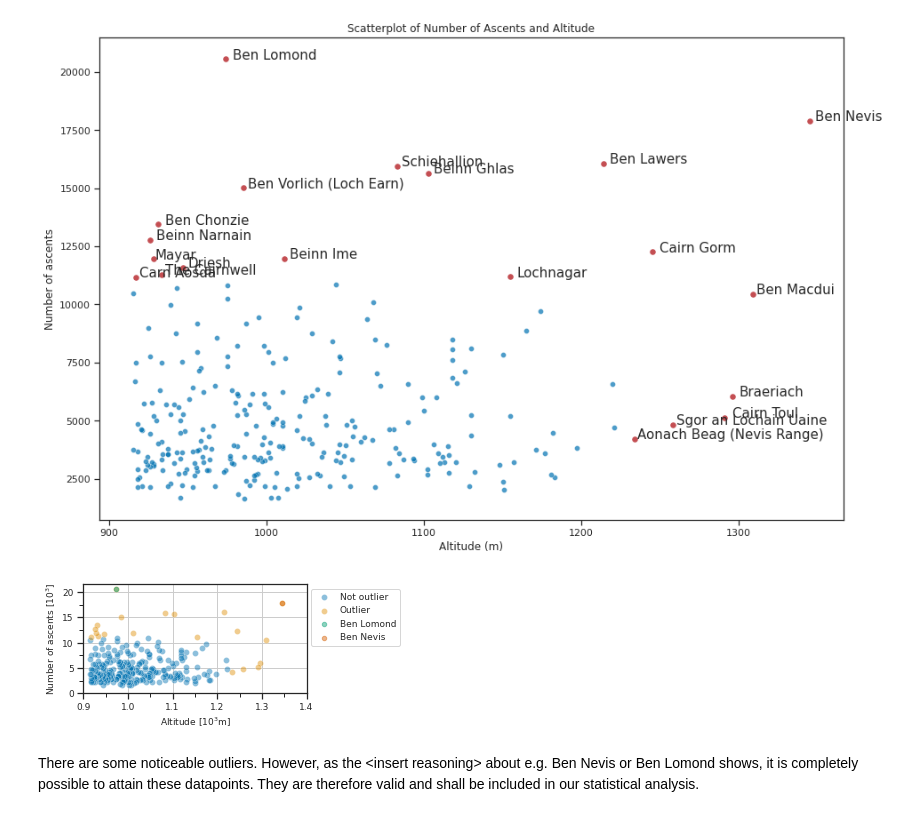
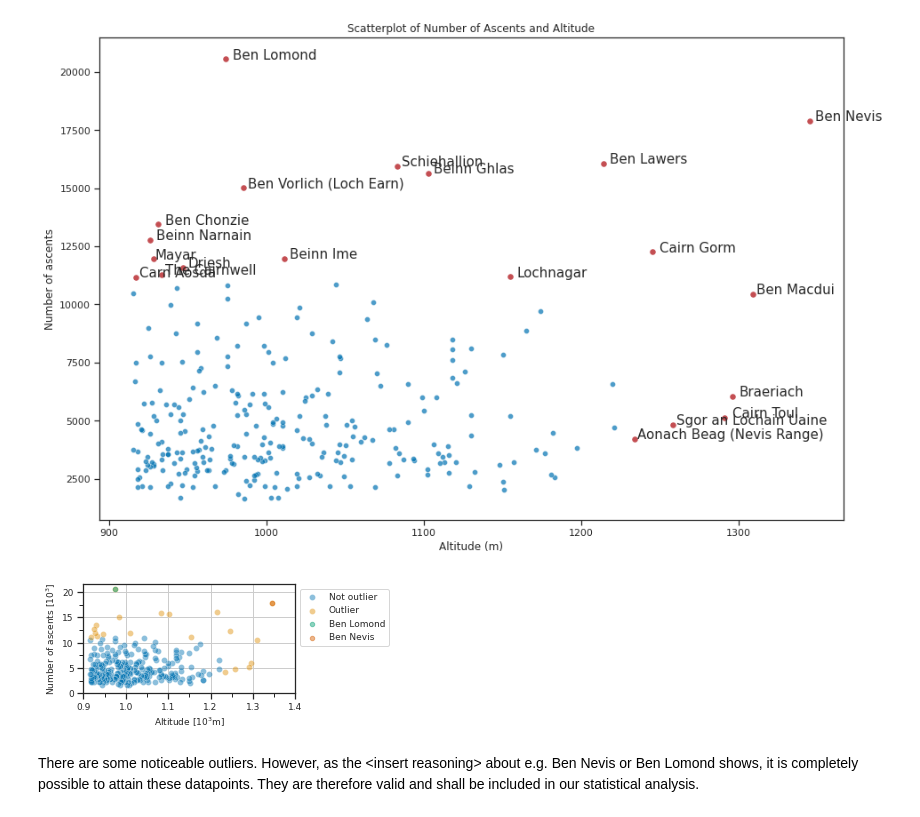
Before and after one commit to filipbalucha/FDS_final_project, a Jupyter notebook: data_analysis.ipynb, the cells around one changed output. Cells and saved outputs as stored; diff of their text form; code cells hidden in the pictures.

```diff
--- a/data_analysis.ipynb
+++ b/data_analysis.ipynb
@@ -217,36 +217,36 @@ plt.show()
 # %%
 # Note for Tudor: official work continues from here
 # %%
-fig = plt.figure(figsize=(4,2))
+fig = plt.figure(figsize=(3.4,2))
 
 # Plot regular
 sns.scatterplot(x=df_no_outliers['altitude']/1000, y=df_no_outliers['ascent_count']/1000, label='Not outlier', alpha=0.45)
 
 # Plot outliers
 sns.scatterplot(x=df_outliers['altitude']/1000, y=df_outliers['ascent_count']/1000, label='Outlier', alpha=0.45)
 
 # Plot identified outliers
 for identified_outlier in ['Ben Lomond', 'Ben Nevis']:  # TODO: for Tudor: please add more specific outliers if you notice any, thanks.
     b = munro.loc[munro['name'] == identified_outlier]
     plt.scatter(b['altitude']/1000, b['ascent_count']/1000, label=identified_outlier, s=20, alpha=0.45)
 
 plt.xlabel('Altitude [$10^3$m]', fontsize = 9)
 plt.ylabel('Number of ascents [$10^3$]', fontsize = 9)
 
 ax = plt.gca()
 ax.tick_params(axis = 'both', which = 'major', labelsize = 9)
 ax.xaxis.set_minor_locator(MultipleLocator(0.05))
 ax.yaxis.set_minor_locator(MultipleLocator(2.5))
 
 legend = plt.legend(loc='upper left', bbox_to_anchor=(1, 1), prop={ 'size': 9 })
 ax.grid()
 plt.ylim(bottom=0)
 plt.xlim(left=0.9, right=1.4)
 
 plt.savefig("report/scatterplot.pdf", bbox_inches='tight') # set bbox_inches to tight to prevent the legend from being cropped
 plt.show()
 # %% [output]
-[figure, old version]
+[figure, new version]
 # %% [markdown]
 There are some noticeable outliers. However, as the <insert reasoning\> about e.g. Ben Nevis or Ben Lomond shows, it is completely possible to attain these datapoints. They are therefore valid and shall be included in our statistical analysis.
 # %% [markdown]
```
Also changed, not shown: parts of 2 cells of this notebook, 2 other files.
